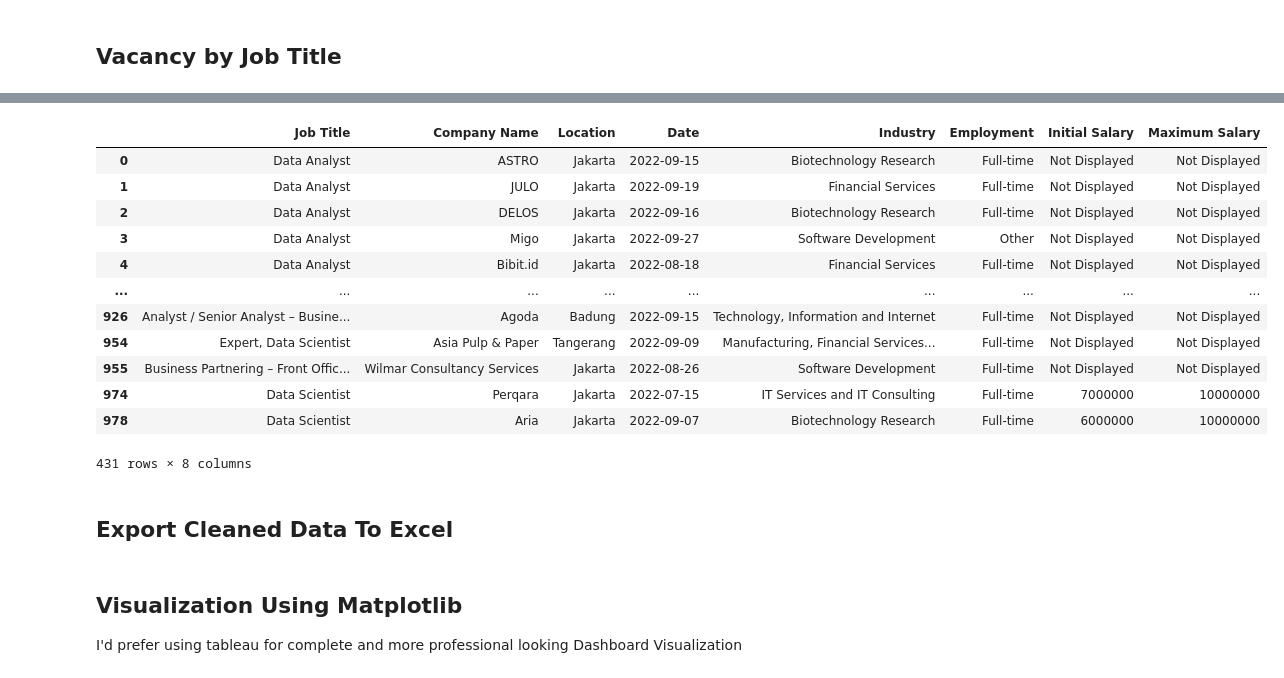
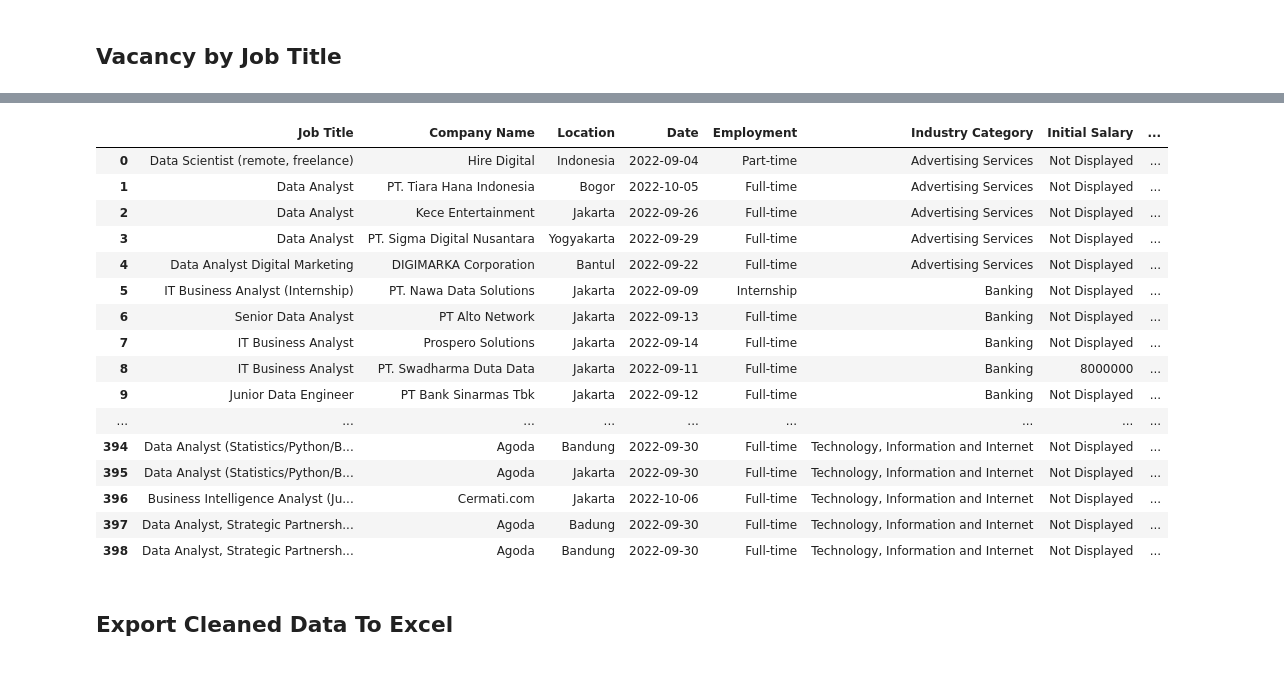
Before and after one commit to imama2/data_profession_indonesia, a Jupyter notebook: data_cleaning_preparation.ipynb, the cells around one changed output, grey strips where cells are left out. Saved outputs shown, nothing was run; the diff lists cells and outputs as text; code cells hidden in the pictures.

Commit message:
Revision
Revisi :
> Vacancy count by Industry category to multiple vacancy in a Industry category
> Vacancy count by job role to add column job role in a data sheet

```diff
--- a/data_cleaning_preparation.ipynb
+++ b/data_cleaning_preparation.ipynb
@@ -555,2 +551,2 @@ array([' Indonesia', ' Jakarta, Indonesia', ' East Java, Indonesia',
 # %%
-raw_data1['Location'] = new_Location[0]
+raw_data_copy['Location'] = new_Location[0]
@@ -605,0 +571,6 @@ data_cleaned[data_cleaned['Location'].str.contains('Bali')]
+# %%
+roles = 'Data Analyst|Data Scientist|Business Analyst|Data Engineer|Intelligence'
+# %%
+raw_data_copy['Job_Role'] = raw_data_copy['Job Title'].str.findall(roles).str[0]
+# %%
+raw_data_copy.dropna(inplace=True)
@@ -606,20 +597,24 @@ data_cleaned[data_cleaned['Location'].str.contains('Bali')]
 # %%
-data_cleaned = raw_data1.copy()
+data_cleaned = raw_data_copy.copy()
 data_cleaned
 # %% [output]
-|  | Job Title | Company Name | Location | Date | Industry | Employment | Initial Salary | Maximum Salary |
-| 0 | Data Analyst | ASTRO | Jakarta | 2022-09-15 | Biotechnology Research | Full-time | Not Displayed | Not Displayed |
-| 1 | Data Analyst | JULO | Jakarta | 2022-09-19 | Financial Services | Full-time | Not Displayed | Not Displayed |
-| 2 | Data Analyst | DELOS | Jakarta | 2022-09-16 | Biotechnology Research | Full-time | Not Displayed | Not Displayed |
-| 3 | Data Analyst | Migo | Jakarta | 2022-09-27 | Software Development | Other | Not Displayed | Not Displayed |
-| 4 | Data Analyst | Bibit.id | Jakarta | 2022-08-18 | Financial Services | Full-time | Not Displayed | Not Displayed |
+|  | Job Title | Company Name | Location | Date | Employment | Industry Category | Initial Salary | ... |
+| 0 | Data Scientist (remote, freelance) | Hire Digital | Indonesia | 2022-09-04 | Part-time | Advertising Services | Not Displayed | ... |
+| 1 | Data Analyst | PT. Tiara Hana Indonesia | Bogor | 2022-10-05 | Full-time | Advertising Services | Not Displayed | ... |
+| 2 | Data Analyst | Kece Entertainment | Jakarta | 2022-09-26 | Full-time | Advertising Services | Not Displayed | ... |
+| 3 | Data Analyst | PT. Sigma Digital Nusantara | Yogyakarta | 2022-09-29 | Full-time | Advertising Services | Not Displayed | ... |
+| 4 | Data Analyst Digital Marketing | DIGIMARKA Corporation | Bantul | 2022-09-22 | Full-time | Advertising Services | Not Displayed | ... |
+| 5 | IT Business Analyst (Internship) | PT. Nawa Data Solutions | Jakarta | 2022-09-09 | Internship | Banking | Not Displayed | ... |
+| 6 | Senior Data Analyst | PT Alto Network | Jakarta | 2022-09-13 | Full-time | Banking | Not Displayed | ... |
+| 7 | IT Business Analyst | Prospero Solutions | Jakarta | 2022-09-14 | Full-time | Banking | Not Displayed | ... |
+| 8 | IT Business Analyst | PT. Swadharma Duta Data | Jakarta | 2022-09-11 | Full-time | Banking | 8000000 | ... |
+| 9 | Junior Data Engineer | PT Bank Sinarmas Tbk | Jakarta | 2022-09-12 | Full-time | Banking | Not Displayed | ... |
 | ... | ... | ... | ... | ... | ... | ... | ... | ... |
-| 926 | Analyst / Senior Analyst – Busine... | Agoda | Badung | 2022-09-15 | Technology, Information and Internet | Full-time | Not Displayed | Not Displayed |
-| 954 | Expert, Data Scientist | Asia Pulp & Paper | Tangerang | 2022-09-09 | Manufacturing, Financial Services... | Full-time | Not Displayed | Not Displayed |
-| 955 | Business Partnering – Front Offic... | Wilmar Consultancy Services | Jakarta | 2022-08-26 | Software Development | Full-time | Not Displayed | Not Displayed |
-| 974 | Data Scientist | Perqara | Jakarta | 2022-07-15 | IT Services and IT Consulting | Full-time | 7000000 | 10000000 |
-| 978 | Data Scientist | Aria | Jakarta | 2022-09-07 | Biotechnology Research | Full-time | 6000000 | 10000000 |
+| 394 | Data Analyst (Statistics/Python/B... | Agoda | Bandung | 2022-09-30 | Full-time | Technology, Information and Internet | Not Displayed | ... |
+| 395 | Data Analyst (Statistics/Python/B... | Agoda | Jakarta | 2022-09-30 | Full-time | Technology, Information and Internet | Not Displayed | ... |
+| 396 | Business Intelligence Analyst (Ju... | Cermati.com | Jakarta | 2022-10-06 | Full-time | Technology, Information and Internet | Not Displayed | ... |
+| 397 | Data Analyst, Strategic Partnersh... | Agoda | Badung | 2022-09-30 | Full-time | Technology, Information and Internet | Not Displayed | ... |
+| 398 | Data Analyst, Strategic Partnersh... | Agoda | Bandung | 2022-09-30 | Full-time | Technology, Information and Internet | Not Displayed | ... |
-431 rows × 8 columns
 # %% [markdown]
 ## Export Cleaned Data To Excel
 # %%
@@ -630,3 +621,0 @@ with pd.ExcelWriter('Data_Related_Profession_Vacancy.xlsx') as writer :
-# %% [markdown]
-## Visualization Using Matplotlib
-I'd prefer using tableau for complete and more professional looking Dashboard Visualization
```
Also changed, not shown: parts of 71 cells of this notebook.
